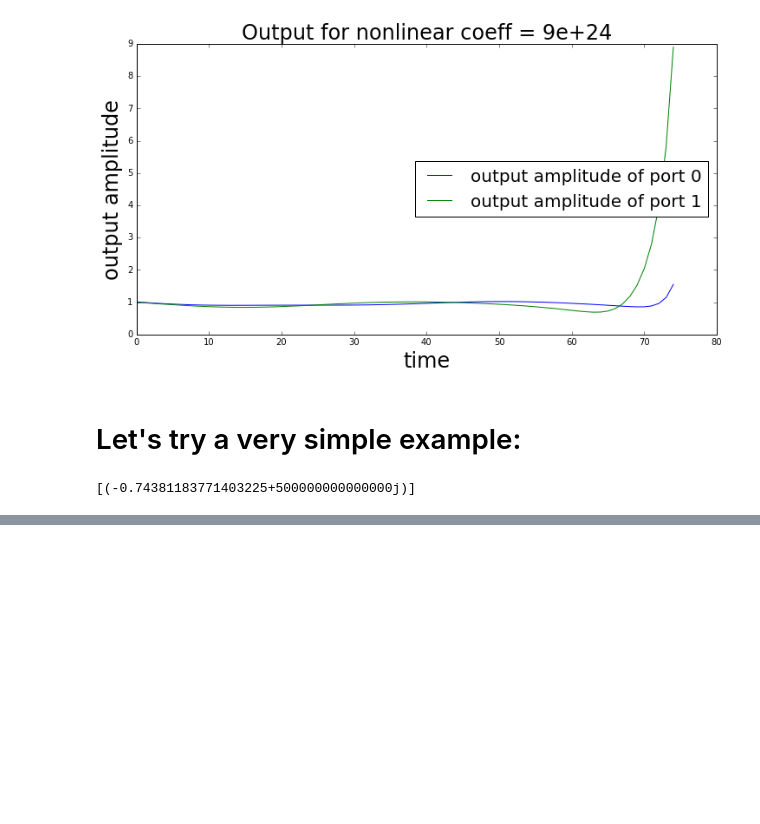
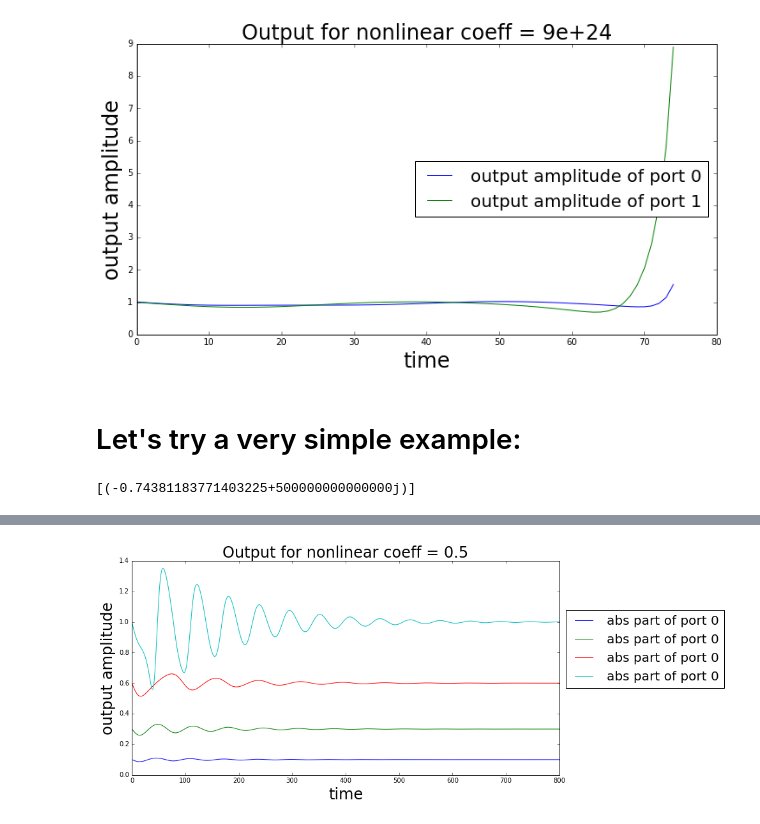
Before and after one commit to tabakg/potapov_interpolation, a Jupyter notebook: Time_Sims_nonlin_testing_and_comments.ipynb, the cells around one changed output, grey strips where cells are left out. Drawn from its saved outputs; the diff is of its cells as text; code cells hidden in the pictures; blank space fills up the shorter version.

```diff
--- a/Time_Sims_nonlin_testing_and_comments.ipynb
+++ b/Time_Sims_nonlin_testing_and_comments.ipynb
@@ -215,0 +246,30 @@ H = ham.make_H()
+# %%
+a_in_const = {}
+f_const = {}
+f_const_lin = {}
+
+input_amplitudes = [1e-1,3e-1,6e-1,1.]
+for amp in input_amplitudes:
+    a_in_const[amp] = lambda t: np.asmatrix([amp]*np.shape(D_d)[-1]).T  ## make a sample input function
+    f_const[amp] = Time_Sims_nonlin.make_f(eq_mot,B_d,a_in_const[amp])
+    f_const_lin[amp] = Time_Sims_nonlin.make_f_lin(A_d,B_d,a_in_const[amp])
+# %%
+Y_const_lin = {}
+Y_const_nonlin = {}
+for amp in input_amplitudes:
+    Y_const_lin[amp] = Time_Sims_nonlin.run_ODE(f_const_lin[amp], a_in_const[amp], C_d, D_d, 2*M, T = 8., dt = 0.01)  ## select f here.
+    Y_const_nonlin[amp] = Time_Sims_nonlin.run_ODE(f_const[amp], a_in_const[amp], C_d, D_d, 2*M, T = 8., dt = 0.01)  ## select f here.
+# %%
+plt.figure(figsize=(12,6))
+for amp in input_amplitudes:
+    #plt.plot( [ (y[i][0,0]).real for y in Y_const_nonlin[amp]],label = 'real part of port '+str(i))
+    #plt.plot( [ (y[i][0,0]).imag for y in Y_const_nonlin[amp]],label = 'imaginary part of port '+str(i))
+    plt.plot( [ abs(y[i][0,0]) for y in Y_const_nonlin[amp]],label = 'abs part of port '+str(i))
+    #plt.plot( [ np.arctan2((y[i][0,0]).real,(y[i][0,0]).imag) for y in Y_const_nonlin[amp]],label = 'phase part of port '+str(i))
+
+    plt.xlabel('time',{'fontsize': 24})
+    plt.ylabel('output amplitude',{'fontsize': 24})
+    plt.title('Output for nonlinear coeff = ' + str(ham.nonlin_coeff) ,{'fontsize': 24})
+    plt.legend(bbox_to_anchor=(1.2, 0.8),loc='upper center',fontsize=20)
+# %% [output]
+[figure, added]
```
Also changed, not shown: parts of 34 cells of this notebook, 1 other file.
